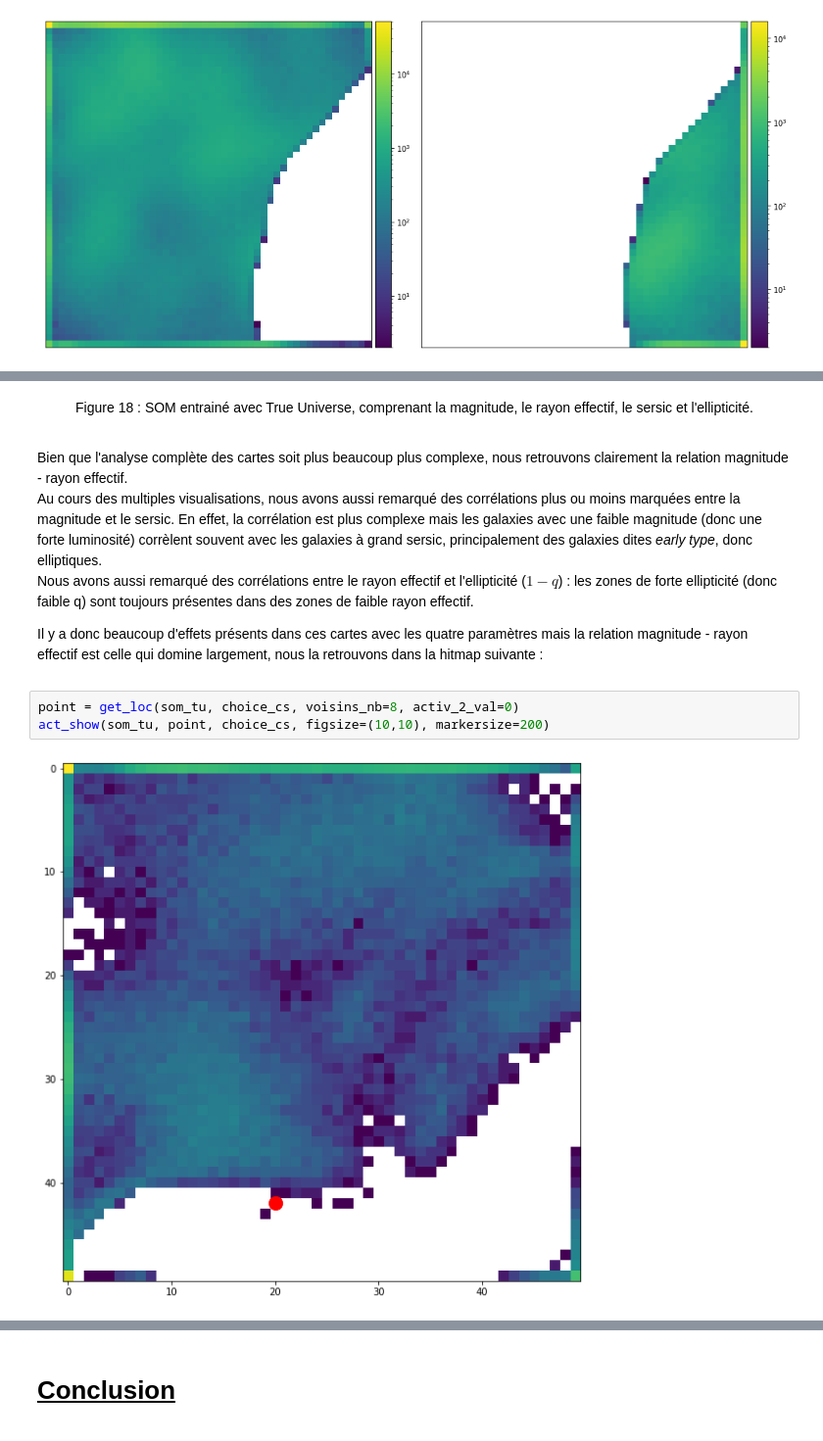
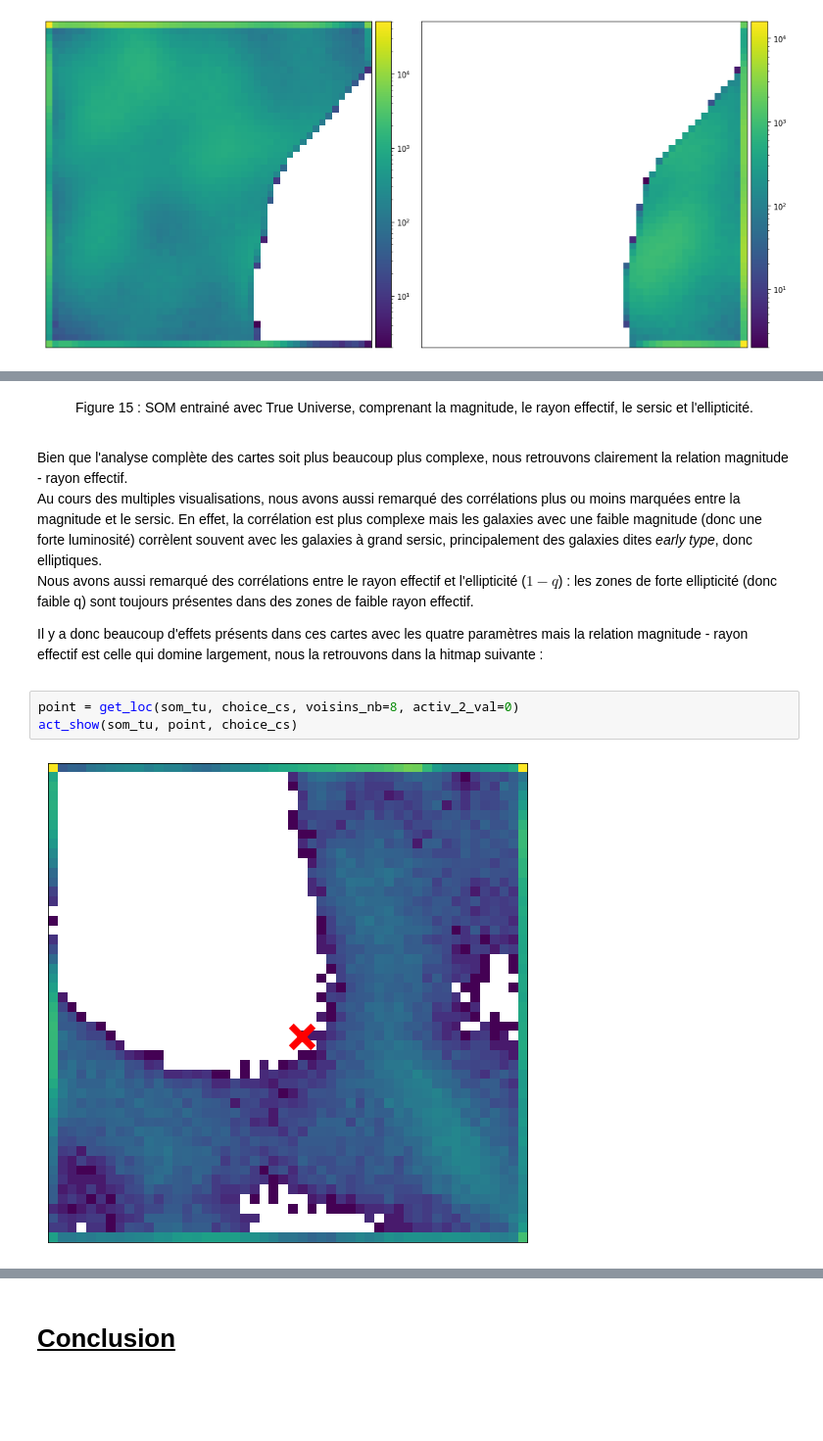
Before and after one commit to Oliv2398/SOMs-in-astrophysics, a Jupyter notebook: rapport_notebook.ipynb, the cells around one changed output, grey strips where cells are left out. Shown at 98% size. Drawn from its saved outputs; the diff is of its cells as text; blank space fills up the shorter version.

```diff
--- a/rapport_notebook.ipynb
+++ b/rapport_notebook.ipynb
@@ -718,7 +716,7 @@ PlotSOMs(som_tu, [*data_tu_fuse], rescale_weigths=True)
 # %% [markdown]
 <center>
 
-Figure 18 : SOM entrainé avec True Universe, comprenant la magnitude, le rayon effectif, le sersic et l'ellipticité.
+Figure 15 : SOM entrainé avec True Universe, comprenant la magnitude, le rayon effectif, le sersic et l'ellipticité.
 </center>
 # %% [markdown]
 Bien que l'analyse complète des cartes soit plus beaucoup plus complexe, nous retrouvons clairement la relation magnitude - rayon effectif. \
@@ -729,12 +727,12 @@ Nous avons aussi remarqué des corrélations entre le rayon effectif et l'ellipt
 
 Il y a donc beaucoup d'effets présents dans ces cartes avec les quatre paramètres mais la relation magnitude - rayon effectif est celle qui domine largement, nous la retrouvons dans la hitmap suivante :
 
-<a name="fig19"></a>
+<a name="fig16"></a>
 # %%
 point = get_loc(som_tu, choice_cs, voisins_nb=8, activ_2_val=0)
-act_show(som_tu, point, choice_cs, figsize=(10,10), markersize=200)
+act_show(som_tu, point, choice_cs)
 # %% [output]
-[figure, old version]
+[figure, new version]
 # %% [markdown]
 <center>
 
```
Also changed, not shown: parts of 49 cells of this notebook.
